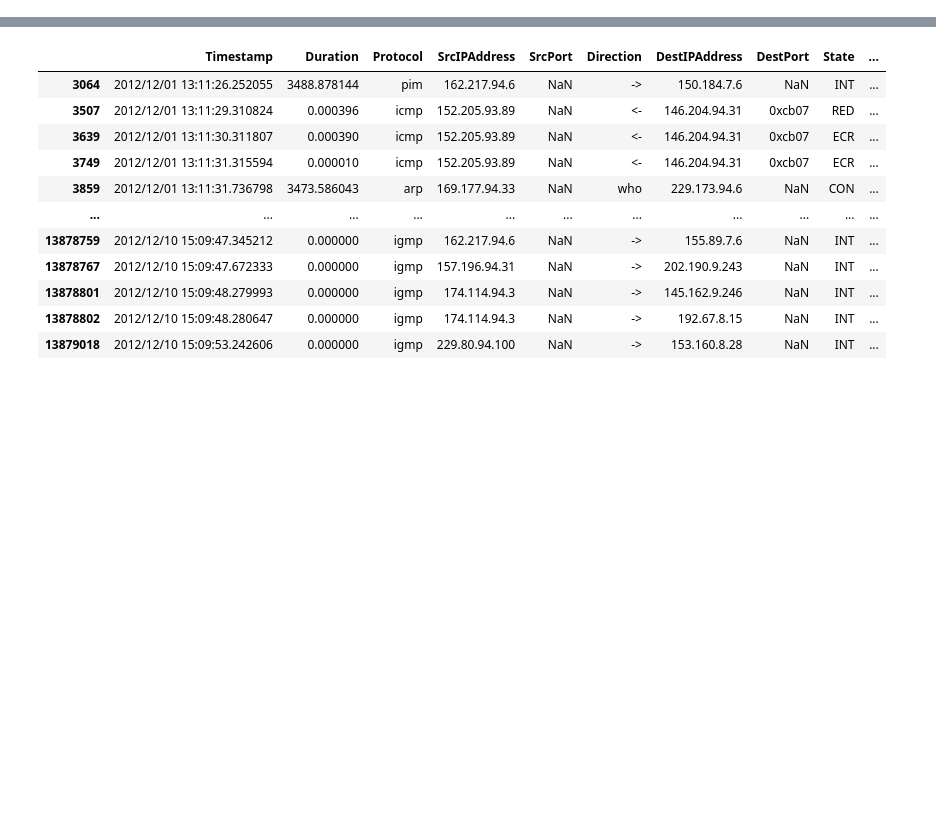
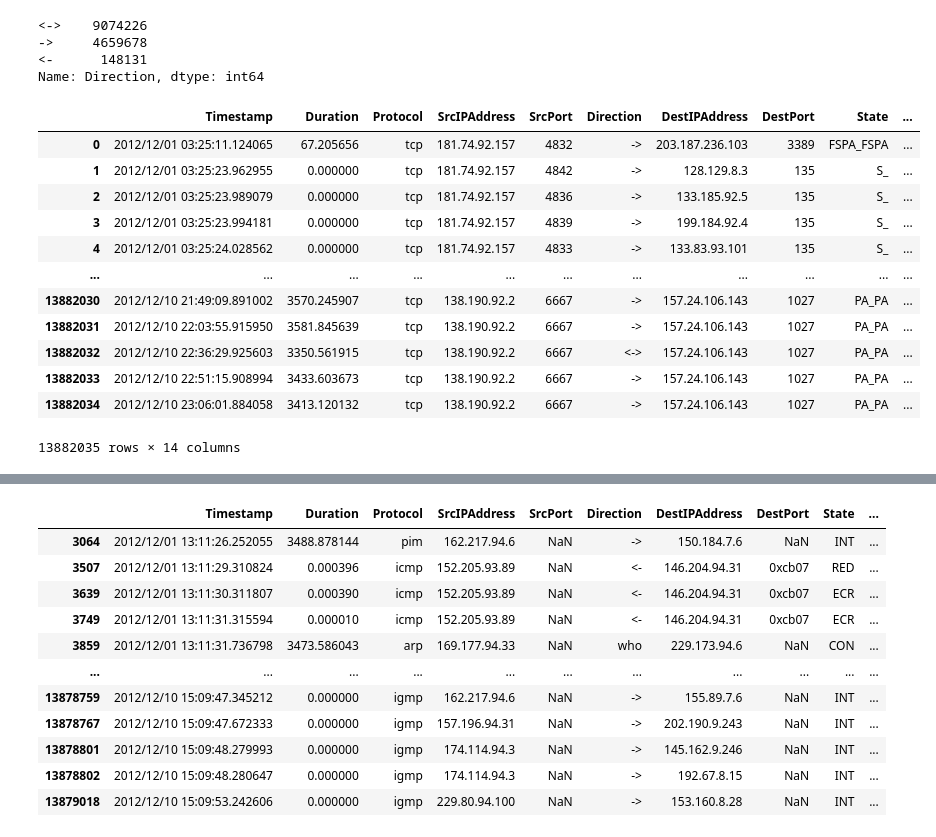
Before and after one commit to alexantoniogonzalez2/cyberattack-detection, a Jupyter notebook: preprocessing.ipynb, the cells around one changed output, grey strips where cells are left out. Saved outputs shown, nothing was run; the diff lists cells and outputs as text; code cells hidden in the pictures; blank space fills up the shorter version.

```diff
--- a/preprocessing.ipynb
+++ b/preprocessing.ipynb
@@ -60,0 +53,4 @@ df_categorical = df[['Protocol','Direction','SrcTypeService','DestTypeService']]
+# %%
+dictionary = {'   ->':'->','  <?>':'<?>','  <->':'<->','   ?>':'<?>','  <-':'<-','  who':'<?>','  <?':'<?>'}
+# %%
+df_train = df_train.replace({"Direction": dictionary})
@@ -60,0 +69,2 @@ df_categorical = df[['Protocol','Direction','SrcTypeService','DestTypeService']]
+# %%
+df_train['ratio'] = df_train['SourceBytes']/df_train['TotalBytes']
@@ -60,0 +90,27 @@ df_categorical = df[['Protocol','Direction','SrcTypeService','DestTypeService']]
+# %%
+df_train.loc[(df_train['SourceBytes'] == 0) & (df_train['Direction'] == '<?>'), 'Direction'] = '<-'
+df_train.loc[(df_train['ratio'] > 0.5) & (df_train['Direction'] == '<?>'), 'Direction'] = '->'
+df_train.loc[(df_train['ratio'] <= 0.5) & (df_train['Direction'] == '<?>'), 'Direction'] = '<->'
+# %%
+df_train['Direction'].value_counts()
+# %% [output]
+<->    9074226
+->     4659678
+<-      148131
+Name: Direction, dtype: int64
+# %%
+df_train.drop('ratio',1)
+# %% [output]
+|  | Timestamp | Duration | Protocol | SrcIPAddress | SrcPort | Direction | DestIPAddress | DestPort | State | ... |
+| 0 | 2012/12/01 03:25:11.124065 | 67.205656 | tcp | 181.74.92.157 | 4832 | -> | 203.187.236.103 | 3389 | FSPA_FSPA | ... |
+| 1 | 2012/12/01 03:25:23.962955 | 0.000000 | tcp | 181.74.92.157 | 4842 | -> | 128.129.8.3 | 135 | S_ | ... |
+| 2 | 2012/12/01 03:25:23.989079 | 0.000000 | tcp | 181.74.92.157 | 4836 | -> | 133.185.92.5 | 135 | S_ | ... |
+| 3 | 2012/12/01 03:25:23.994181 | 0.000000 | tcp | 181.74.92.157 | 4839 | -> | 199.184.92.4 | 135 | S_ | ... |
+| 4 | 2012/12/01 03:25:24.028562 | 0.000000 | tcp | 181.74.92.157 | 4833 | -> | 133.83.93.101 | 135 | S_ | ... |
+| ... | ... | ... | ... | ... | ... | ... | ... | ... | ... | ... |
+| 13882030 | 2012/12/10 21:49:09.891002 | 3570.245907 | tcp | 138.190.92.2 | 6667 | -> | 157.24.106.143 | 1027 | PA_PA | ... |
+| 13882031 | 2012/12/10 22:03:55.915950 | 3581.845639 | tcp | 138.190.92.2 | 6667 | -> | 157.24.106.143 | 1027 | PA_PA | ... |
+| 13882032 | 2012/12/10 22:36:29.925603 | 3350.561915 | tcp | 138.190.92.2 | 6667 | <-> | 157.24.106.143 | 1027 | PA_PA | ... |
+| 13882033 | 2012/12/10 22:51:15.908994 | 3433.603673 | tcp | 138.190.92.2 | 6667 | -> | 157.24.106.143 | 1027 | PA_PA | ... |
+| 13882034 | 2012/12/10 23:06:01.884058 | 3413.120132 | tcp | 138.190.92.2 | 6667 | -> | 157.24.106.143 | 1027 | PA_PA | ... |
+13882035 rows × 14 columns
```
Also changed, not shown: parts of 68 cells of this notebook, 2 other files.
